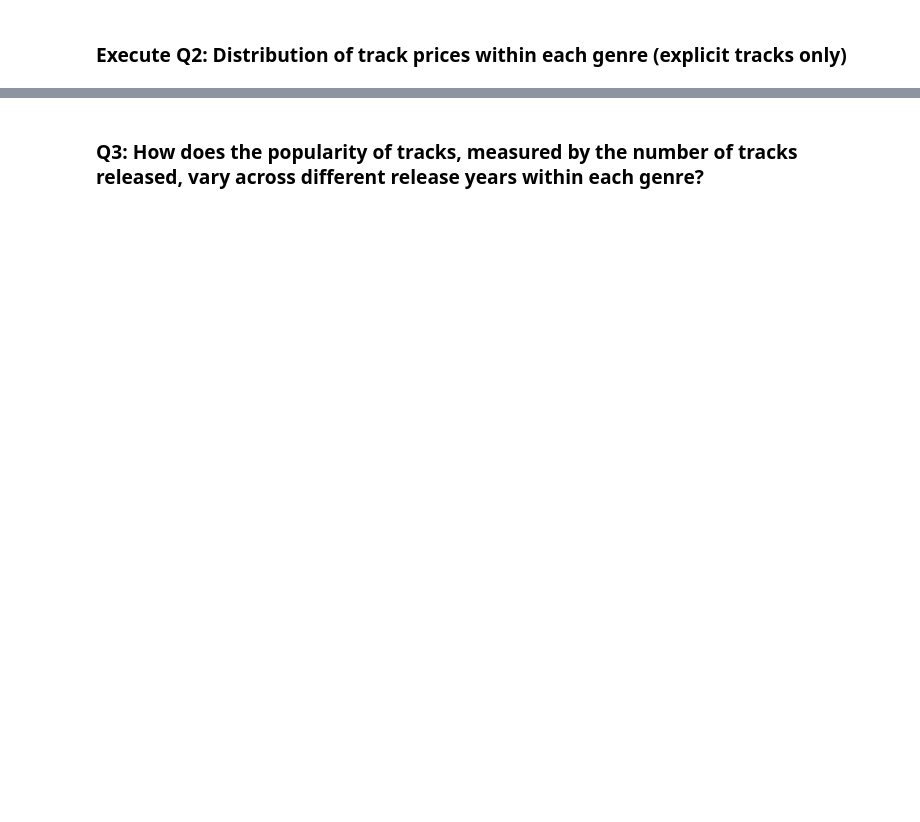
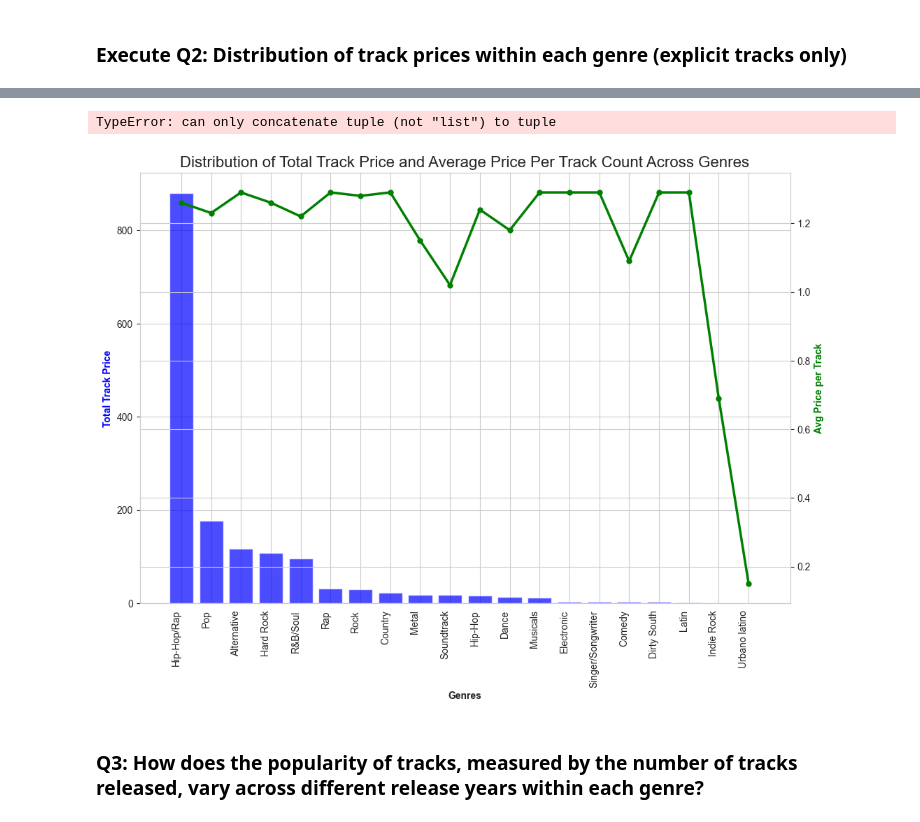
Before and after one commit to shefaliisharma/holymoly, a Jupyter notebook: apple_music_dataset_sql.ipynb, the cells around one changed output, grey strips where cells are left out. Drawn from its saved outputs; the diff is of its cells as text; code cells hidden in the pictures; blank space fills up the shorter version.

Commit message:
jupyter notebook readability - attempt 2 (with restart & run all)

```diff
--- a/apple_music_dataset_sql.ipynb
+++ b/apple_music_dataset_sql.ipynb
@@ -182,34 +205,38 @@ genres = q2_data_df['primaryGenreName'].values
 sum_track_price = q2_data_df['sum_track_price'].values
 price_per_track = q2_data_df['price_per_track'].values
 
 # Plotting with Matplotlib directly
 fig, ax1 = plt.subplots(figsize=(12, 8))
 
 # Create the bar plot for total price
 bars = ax1.bar(genres, sum_track_price, color='b', alpha=0.7, label='Total Price')
 
 # Set the labels and title for primary y-axis
 ax1.set_xlabel('Genres', fontweight='bold')
 ax1.set_ylabel('Total Track Price', color='b', fontweight='bold')
 ax1.set_title('Distribution of Total Track Price and Average Price Per Track Count Across Genres', fontsize=16)
 
 # Create secondary y-axis for average price per track
 ax2 = ax1.twinx()
 line = ax2.plot(genres, price_per_track, color='g', marker='o', markersize=5, linewidth=2.5, label='Avg Price per Track')
 
 # Set the labels for secondary y-axis
 ax2.set_ylabel('Avg Price per Track', color='g', fontweight='bold')
 
-# Rotate x-axis labels for better readability
+# Set x-axis tick locations and labels
+ax1.set_xticks(np.arange(len(genres)))
 ax1.set_xticklabels(genres, rotation=90, ha='right')
 
 # Combine legend for both primary and secondary plots
 plots = bars + line
 labels = [plot.get_label() for plot in plots]
 ax1.legend(plots, labels, loc='upper left')
 
 # Show the plot
 plt.show()
+# %% [output]
+TypeError: can only concatenate tuple (not "list") to tuple
+[figure, added]
 # %% [markdown]
 ### Q3: How does the popularity of tracks, measured by the number of tracks released, vary across different release years within each genre?
 # %%
```
Also changed, not shown: parts of 16 cells of this notebook.
